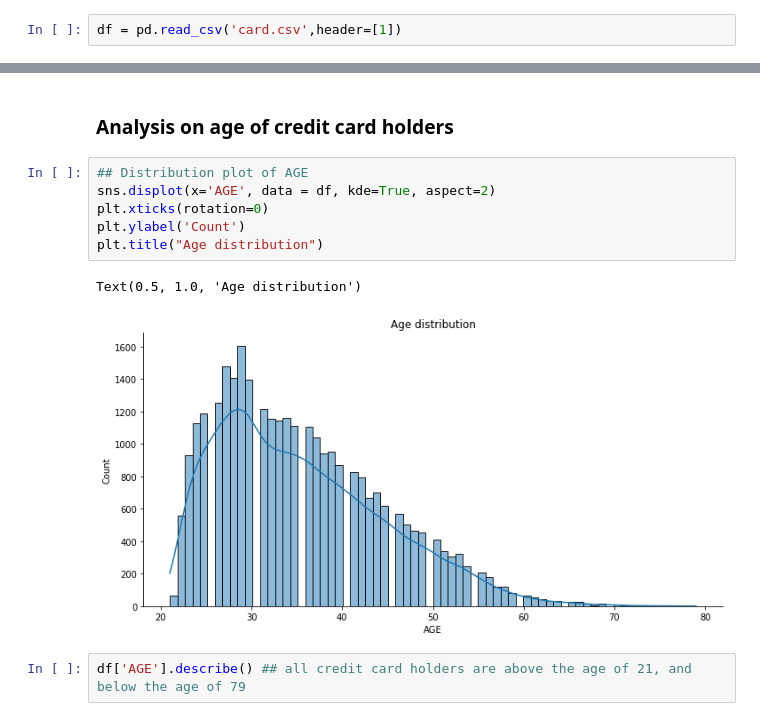
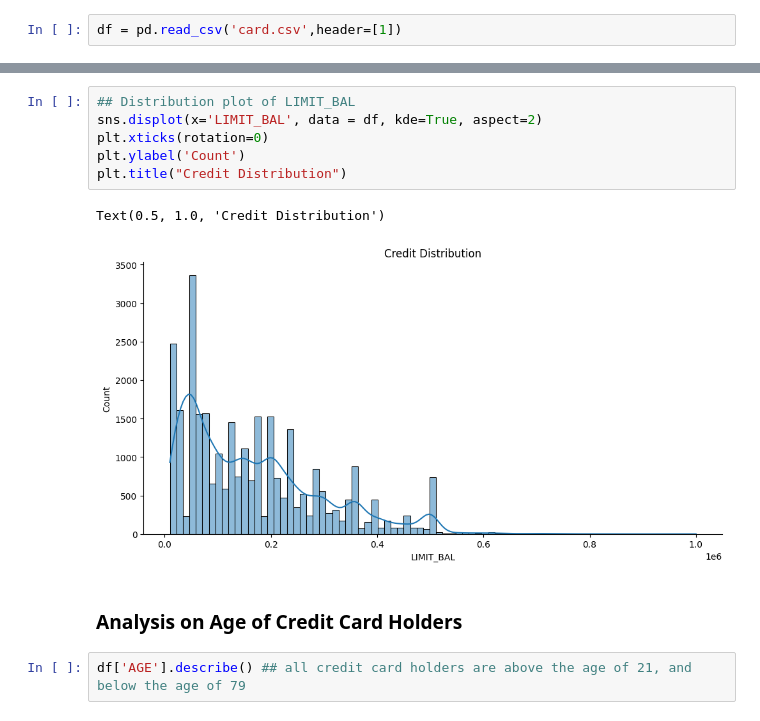
Before and after one commit to elvern18/Credit-Card-Default, a Jupyter notebook: BT2103 Project.ipynb, the cells around one changed output, grey strips where cells are left out. Drawn from its saved outputs; the diff is of its cells as text.

```diff
--- a/BT2103 Project.ipynb
+++ b/BT2103 Project.ipynb
@@ -155,14 +191,14 @@ plt.show()
+# %%
+## Distribution plot of LIMIT_BAL
+sns.displot(x='LIMIT_BAL', data = df, kde=True, aspect=2)
+plt.xticks(rotation=0)
+plt.ylabel('Count')
+plt.title("Credit Distribution")
+# %% [output]
+Text(0.5, 1.0, 'Credit Distribution')
+[figure, added]
 # %% [markdown]
-### Analysis on age of credit card holders
+### Analysis on Age of Credit Card Holders
-# %%
-## Distribution plot of AGE
-sns.displot(x='AGE', data = df, kde=True, aspect=2)
-plt.xticks(rotation=0)
-plt.ylabel('Count')
-plt.title("Age distribution")
-# %% [output]
-Text(0.5, 1.0, 'Age distribution')
-[figure, old version]
 # %%
 df['AGE'].describe() ## all credit card holders are above the age of 21, and below the age of 79
 # %% [output]
```
Also changed, not shown: parts of 25 cells of this notebook.
